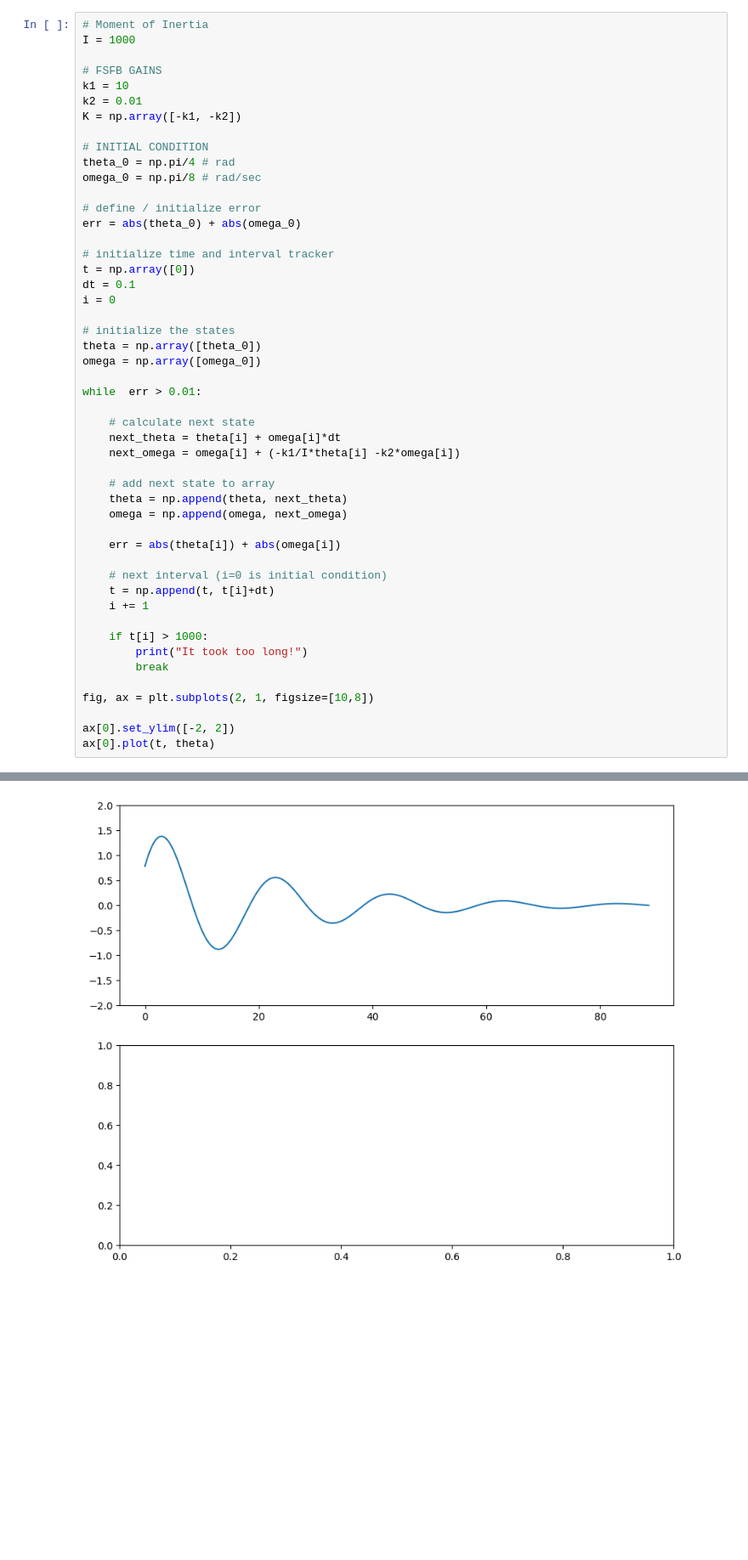
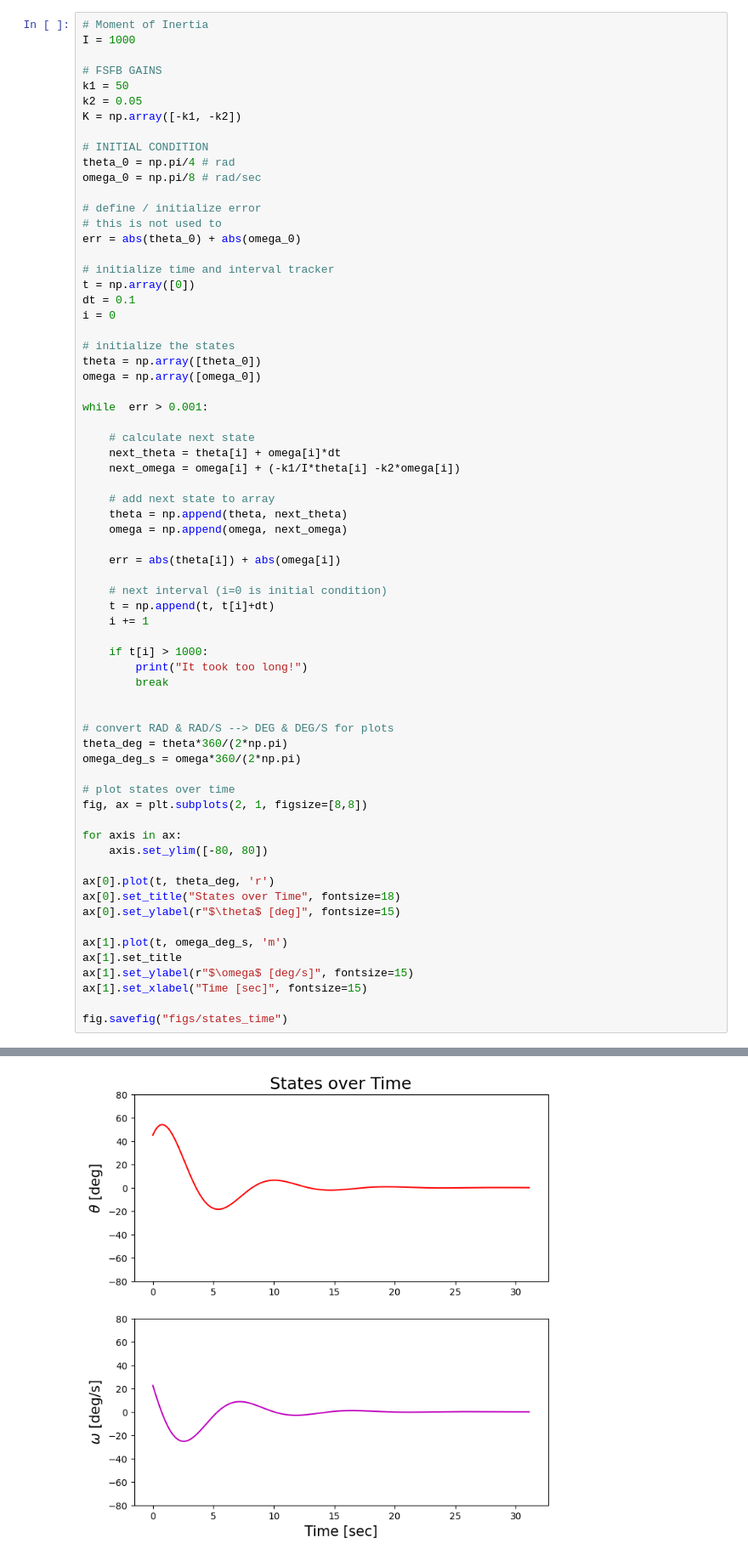
Before and after one commit to jimmyfowler/rocket_attitude, a Jupyter notebook: fsfb_model.ipynb, the cells around one changed output, grey strips where cells are left out. Shown at 85% size. Cells and saved outputs as stored; diff of their text form; blank space fills up the shorter version.

Commit message:
refined plots of states over time and phase portrait

```diff
--- a/fsfb_model.ipynb
+++ b/fsfb_model.ipynb
@@ -6,8 +6,8 @@ import matplotlib.pyplot as plt
 I = 1000
 
 # FSFB GAINS
-k1 = 10
-k2 = 0.01
+k1 = 50
+k2 = 0.05
 K = np.array([-k1, -k2])
 
 # INITIAL CONDITION
@@ -15,6 +15,7 @@ theta_0 = np.pi/4 # rad
 omega_0 = np.pi/8 # rad/sec
 
 # define / initialize error
+# this is not used to
 err = abs(theta_0) + abs(omega_0)
 
 # initialize time and interval tracker
@@ -26,7 +27,7 @@ i = 0
 theta = np.array([theta_0])
 omega = np.array([omega_0])
 
-while  err > 0.01:
+while  err > 0.001:
 
     # calculate next state
     next_theta = theta[i] + omega[i]*dt
@@ -46,8 +47,25 @@ while  err > 0.01:
         print("It took too long!")
         break
 
-fig, ax = plt.subplots(2, 1, figsize=[10,8])
 
-ax[0].set_ylim([-2, 2])
-ax[0].plot(t, theta)
+# convert RAD & RAD/S --> DEG & DEG/S for plots
+theta_deg = theta*360/(2*np.pi)
+omega_deg_s = omega*360/(2*np.pi)
+
+# plot states over time
+fig, ax = plt.subplots(2, 1, figsize=[8,8])
+
+for axis in ax:
+    axis.set_ylim([-80, 80])
+
+ax[0].plot(t, theta_deg, 'r')
+ax[0].set_title("States over Time", fontsize=18)
+ax[0].set_ylabel(r"$\theta$ [deg]", fontsize=15)
+
+ax[1].plot(t, omega_deg_s, 'm')
+ax[1].set_title
+ax[1].set_ylabel(r"$\omega$ [deg/s]", fontsize=15)
+ax[1].set_xlabel("Time [sec]", fontsize=15)
+
+fig.savefig("figs/states_time")
 # %% [output]
@@ -55,4 +72,4 @@ ax[0].plot(t, theta)
-[figure, old version]
+[figure, new version]
 # %%
 # System dynamics / How the states affect eachother
 
```
Also changed, not shown: parts of 3 cells of this notebook, 2 other files.
